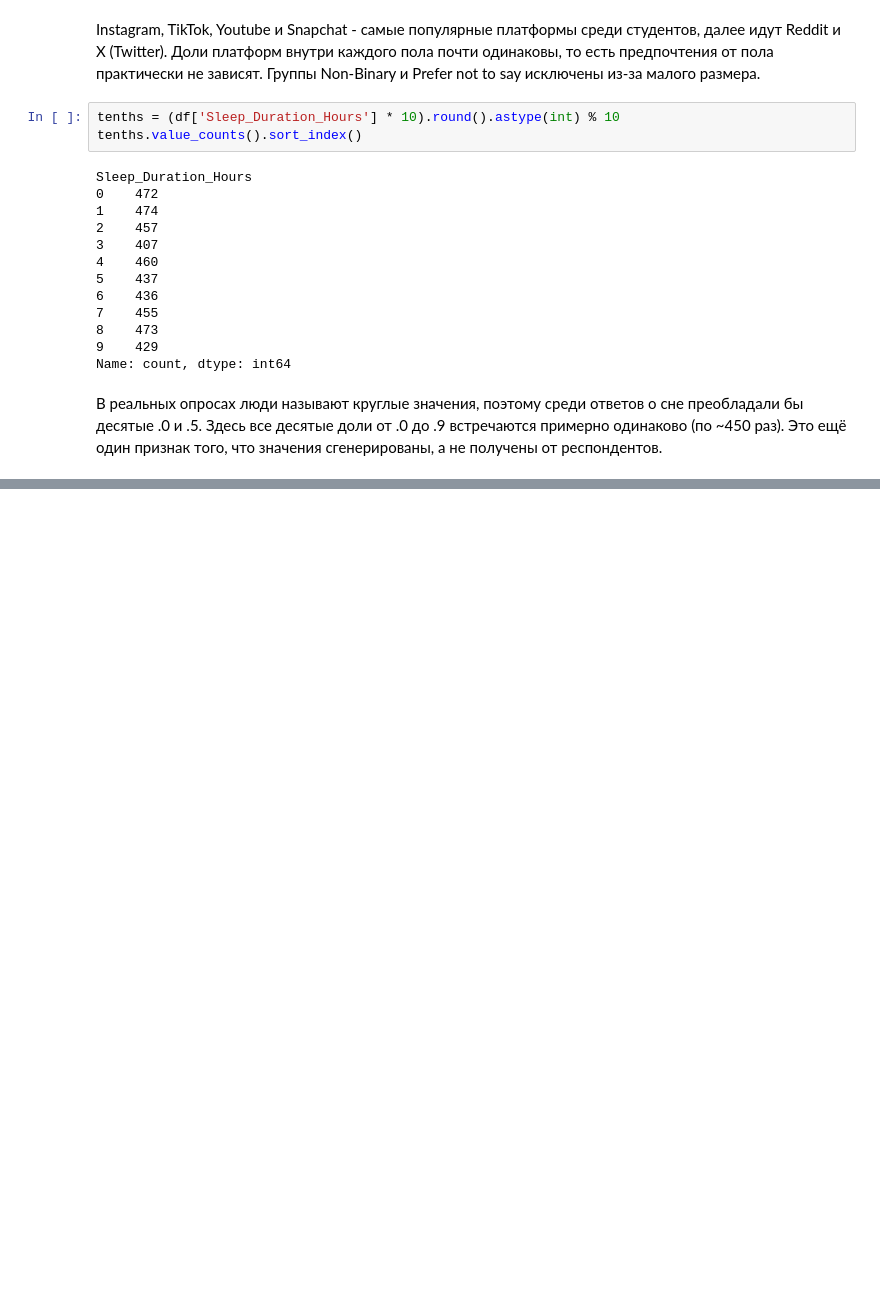
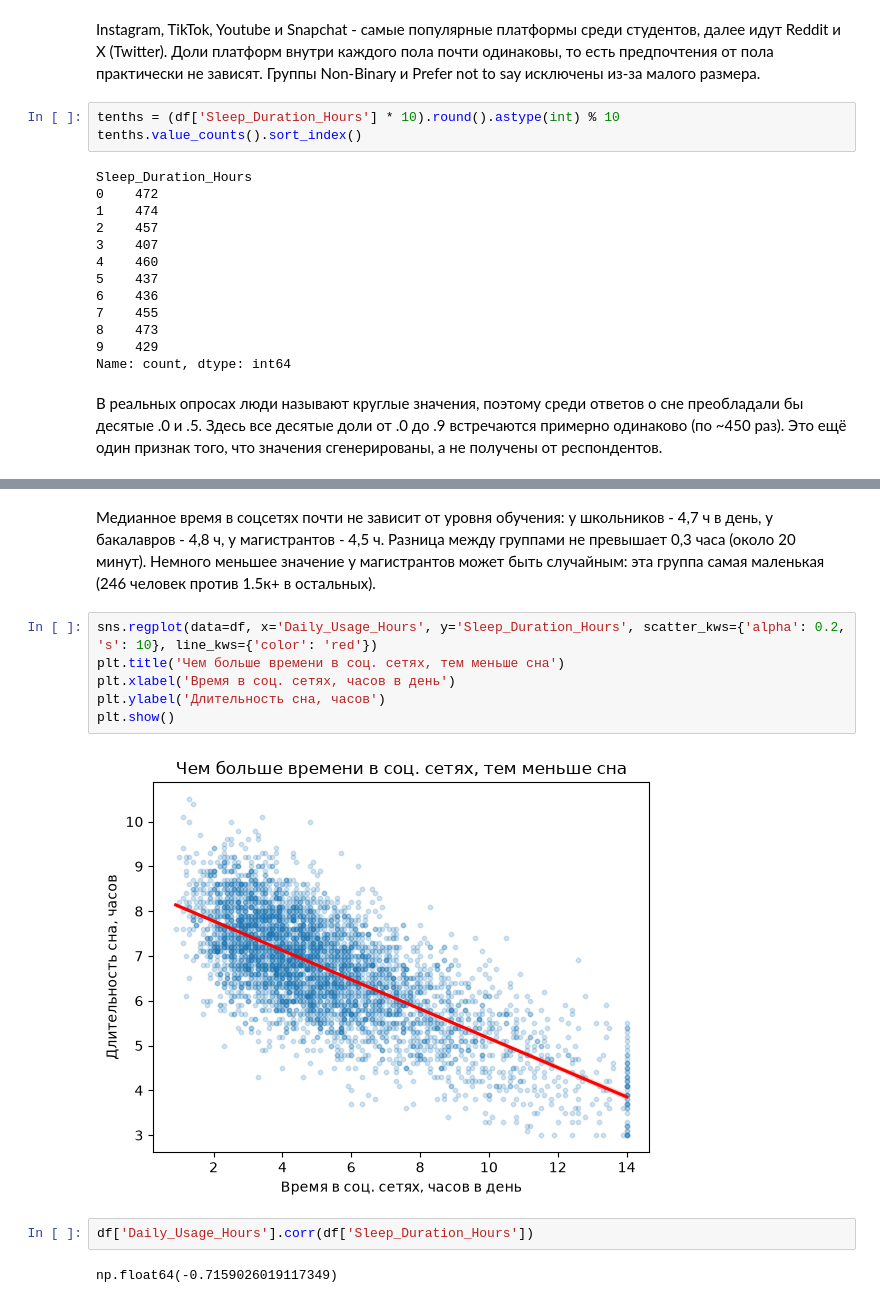
Before and after one commit to novikovmat/social-media-analysis, a Jupyter notebook: SocialMediaAnalysis.ipynb, the cells around one changed output, grey strips where cells are left out. Saved outputs shown, nothing was run; the diff lists cells and outputs as text; blank space fills up the shorter version.

```diff
--- a/SocialMediaAnalysis.ipynb
+++ b/SocialMediaAnalysis.ipynb
@@ -200,0 +230,14 @@ Name: count, dtype: int64
+# %% [markdown]
+Медианное время в соцсетях почти не зависит от уровня обучения: у школьников - 4,7 ч в день, у бакалавров - 4,8 ч, у магистрантов - 4,5 ч. Разница между группами не превышает 0,3 часа (около 20 минут). Немного меньшее значение у магистрантов может быть случайным: эта группа самая маленькая (246 человек против 1.5к+ в остальных).
+# %%
+sns.regplot(data=df, x='Daily_Usage_Hours', y='Sleep_Duration_Hours', scatter_kws={'alpha': 0.2, 's': 10}, line_kws={'color': 'red'})
+plt.title('Чем больше времени в соц. сетях, тем меньше сна')
+plt.xlabel('Время в соц. сетях, часов в день')
+plt.ylabel('Длительность сна, часов')
+plt.show()
+# %% [output]
+[figure, added]
+# %%
+df['Daily_Usage_Hours'].corr(df['Sleep_Duration_Hours'])
+# %% [output]
+np.float64(-0.7159026019117349)
```
Also changed, not shown: parts of 11 cells of this notebook.
